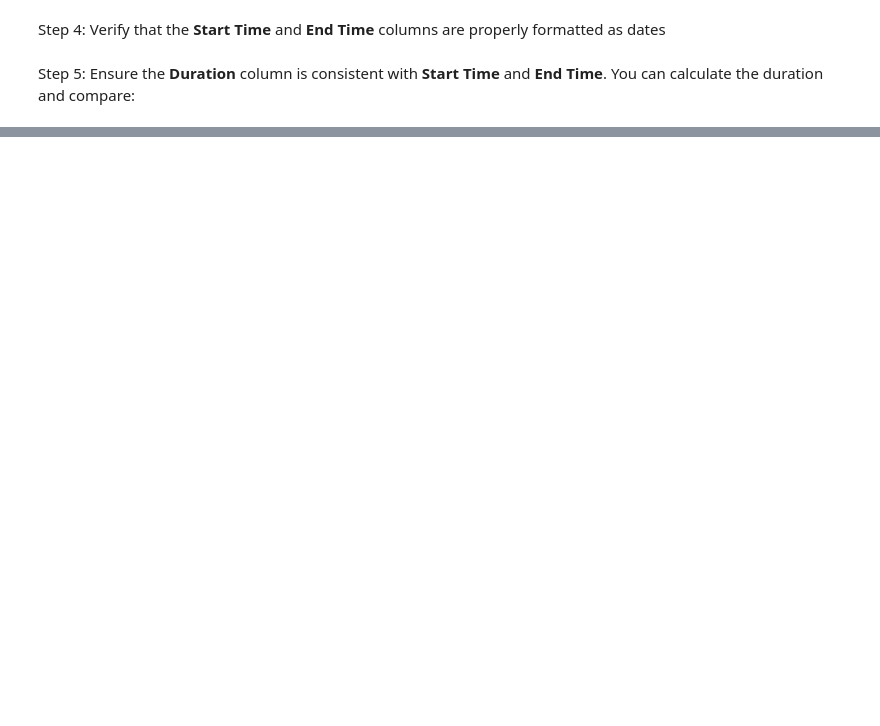
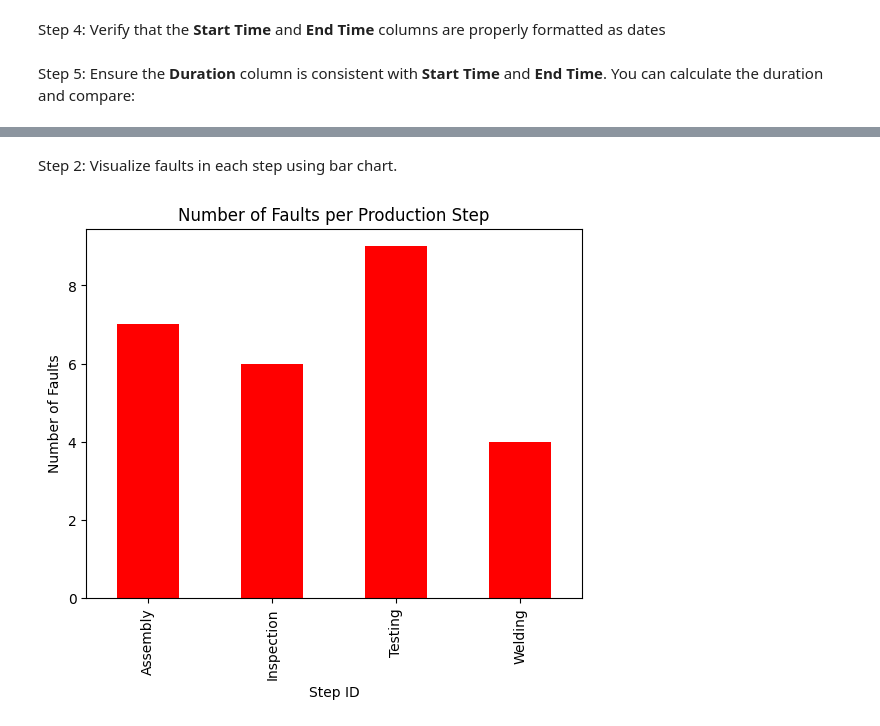
Before and after one commit to CMoser965/Data_Science_01, a Jupyter notebook: src/main.ipynb, the cells around one changed output, grey strips where cells are left out. Cells and saved outputs as stored; diff of their text form; code cells hidden in the pictures; blank space fills up the shorter version.

```diff
--- a/src/main.ipynb
+++ b/src/main.ipynb
@@ -56,0 +87,3 @@ df["Calculated_Duration"] = (df["End_Time"] - df["Start_Time"]).dt.total_seconds
+# %%
+faults_per_step = df.groupby("Step_ID")["Fault_Flag"].sum()
+print(faults_per_step)
@@ -56,0 +116,10 @@ df["Calculated_Duration"] = (df["End_Time"] - df["Start_Time"]).dt.total_seconds
+# %% [markdown]
+Step 2: Visualize faults in each step using bar chart.
+# %%
+faults_per_step.plot(kind='bar', color='red')
+plt.title('Number of Faults per Production Step')
+plt.xlabel('Step ID')
+plt.ylabel('Number of Faults')
+plt.show()
+# %% [output]
+[figure, added]
```
Also changed, not shown: parts of 20 cells of this notebook.
